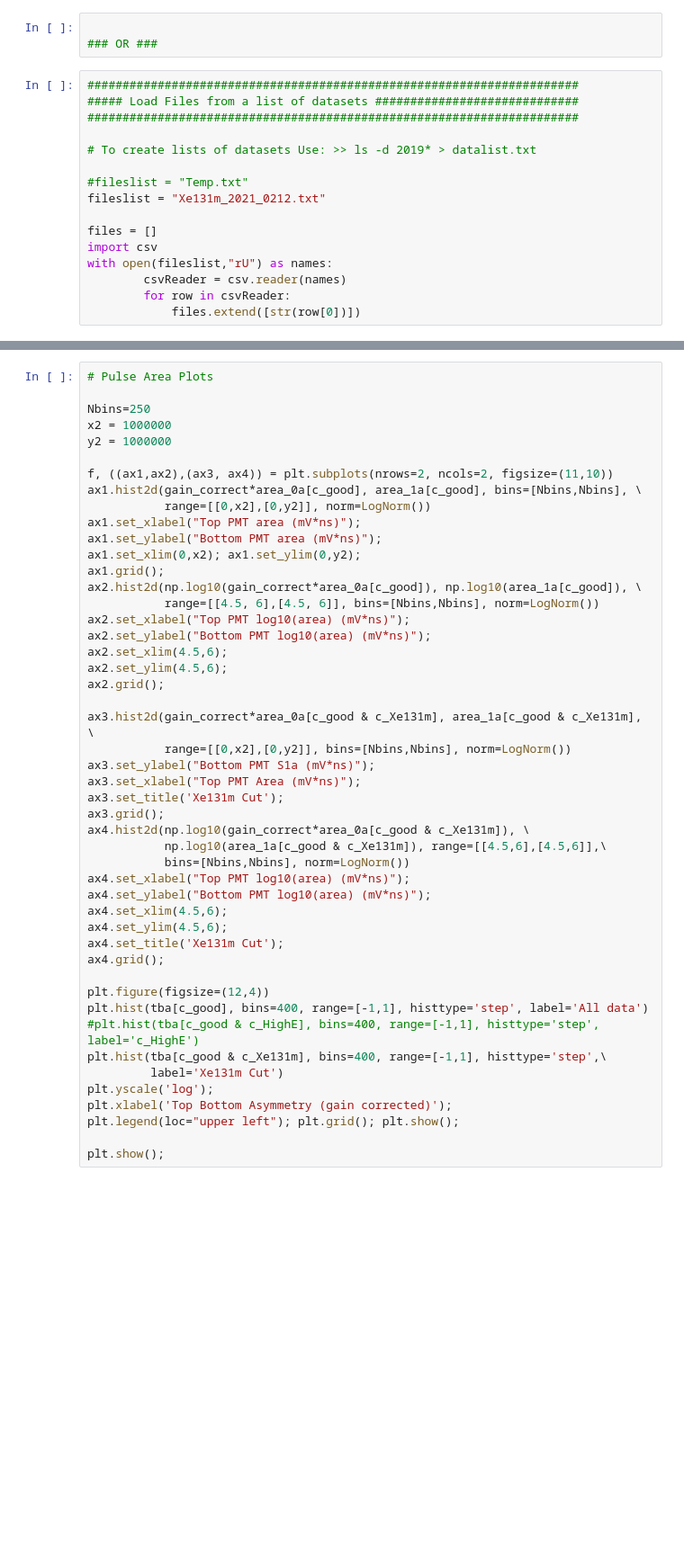
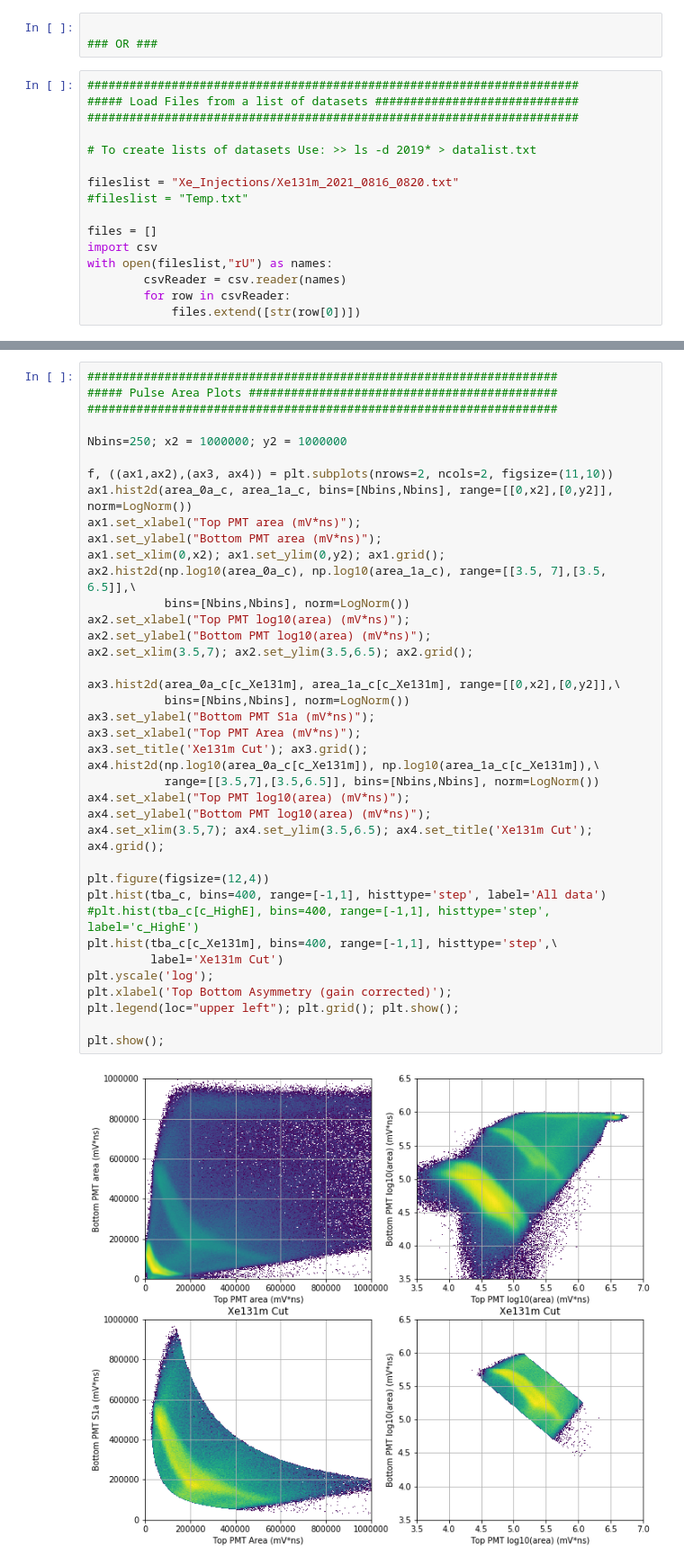
Before and after one commit to cnedlik/UMass-PulseFinder-and-Analysis, a Jupyter notebook: Xe131m_data_viewer.ipynb, the cells around one changed output, grey strips where cells are left out. Shown at 90% size. Drawn from its saved outputs; the diff is of its cells as text; blank space fills up the shorter version.

```diff
--- a/Xe131m_data_viewer.ipynb
+++ b/Xe131m_data_viewer.ipynb
@@ -14,8 +14,8 @@ files = ['']
 
 # To create lists of datasets Use: >> ls -d 2019* > datalist.txt
 
+fileslist = "Xe_Injections/Xe131m_2021_0816_0820.txt"
 #fileslist = "Temp.txt"
-fileslist = "Xe131m_2021_0212.txt"
 
 files = []
 import csv
@@ -422,48 +488,41 @@ plt.show();
 # %%
-# Pulse Area Plots
+###################################################################
+##### Pulse Area Plots ############################################
+###################################################################
 
-Nbins=250
-x2 = 1000000
-y2 = 1000000
+Nbins=250; x2 = 1000000; y2 = 1000000
 
 f, ((ax1,ax2),(ax3, ax4)) = plt.subplots(nrows=2, ncols=2, figsize=(11,10))
-ax1.hist2d(gain_correct*area_0a[c_good], area_1a[c_good], bins=[Nbins,Nbins], \
-           range=[[0,x2],[0,y2]], norm=LogNorm())
+ax1.hist2d(area_0a_c, area_1a_c, bins=[Nbins,Nbins], range=[[0,x2],[0,y2]], norm=LogNorm())
 ax1.set_xlabel("Top PMT area (mV*ns)");
 ax1.set_ylabel("Bottom PMT area (mV*ns)");
-ax1.set_xlim(0,x2); ax1.set_ylim(0,y2);
-ax1.grid();
-ax2.hist2d(np.log10(gain_correct*area_0a[c_good]), np.log10(area_1a[c_good]), \
-           range=[[4.5, 6],[4.5, 6]], bins=[Nbins,Nbins], norm=LogNorm())
+ax1.set_xlim(0,x2); ax1.set_ylim(0,y2); ax1.grid();
+ax2.hist2d(np.log10(area_0a_c), np.log10(area_1a_c), range=[[3.5, 7],[3.5, 6.5]],\
+           bins=[Nbins,Nbins], norm=LogNorm())
 ax2.set_xlabel("Top PMT log10(area) (mV*ns)");
 ax2.set_ylabel("Bottom PMT log10(area) (mV*ns)");
-ax2.set_xlim(4.5,6);
-ax2.set_ylim(4.5,6);
-ax2.grid();
+ax2.set_xlim(3.5,7); ax2.set_ylim(3.5,6.5); ax2.grid();
 
-ax3.hist2d(gain_correct*area_0a[c_good & c_Xe131m], area_1a[c_good & c_Xe131m], \
-           range=[[0,x2],[0,y2]], bins=[Nbins,Nbins], norm=LogNorm())
+ax3.hist2d(area_0a_c[c_Xe131m], area_1a_c[c_Xe131m], range=[[0,x2],[0,y2]],\
+           bins=[Nbins,Nbins], norm=LogNorm())
 ax3.set_ylabel("Bottom PMT S1a (mV*ns)");
 ax3.set_xlabel("Top PMT Area (mV*ns)");
-ax3.set_title('Xe131m Cut');
-ax3.grid();
-ax4.hist2d(np.log10(gain_correct*area_0a[c_good & c_Xe131m]), \
-           np.log10(area_1a[c_good & c_Xe131m]), range=[[4.5,6],[4.5,6]],\
-           bins=[Nbins,Nbins], norm=LogNorm())
+ax3.set_title('Xe131m Cut'); ax3.grid();
+ax4.hist2d(np.log10(area_0a_c[c_Xe131m]), np.log10(area_1a_c[c_Xe131m]),\
+           range=[[3.5,7],[3.5,6.5]], bins=[Nbins,Nbins], norm=LogNorm())
 ax4.set_xlabel("Top PMT log10(area) (mV*ns)");
 ax4.set_ylabel("Bottom PMT log10(area) (mV*ns)");
-ax4.set_xlim(4.5,6);
-ax4.set_ylim(4.5,6);
-ax4.set_title('Xe131m Cut');
-ax4.grid();
+ax4.set_xlim(3.5,7); ax4.set_ylim(3.5,6.5); ax4.set_title('Xe131m Cut'); ax4.grid();
 
 plt.figure(figsize=(12,4))
-plt.hist(tba[c_good], bins=400, range=[-1,1], histtype='step', label='All data')
-#plt.hist(tba[c_good & c_HighE], bins=400, range=[-1,1], histtype='step', label='c_HighE')
-plt.hist(tba[c_good & c_Xe131m], bins=400, range=[-1,1], histtype='step',\
+plt.hist(tba_c, bins=400, range=[-1,1], histtype='step', label='All data')
+#plt.hist(tba_c[c_HighE], bins=400, range=[-1,1], histtype='step', label='c_HighE')
+plt.hist(tba_c[c_Xe131m], bins=400, range=[-1,1], histtype='step',\
          label='Xe131m Cut')
 plt.yscale('log');
 plt.xlabel('Top Bottom Asymmetry (gain corrected)');
 plt.legend(loc="upper left"); plt.grid(); plt.show();
 
 plt.show();
+# %% [output]
+[figure, added]
```
Also changed, not shown: parts of 18 cells of this notebook, 3 other files.
